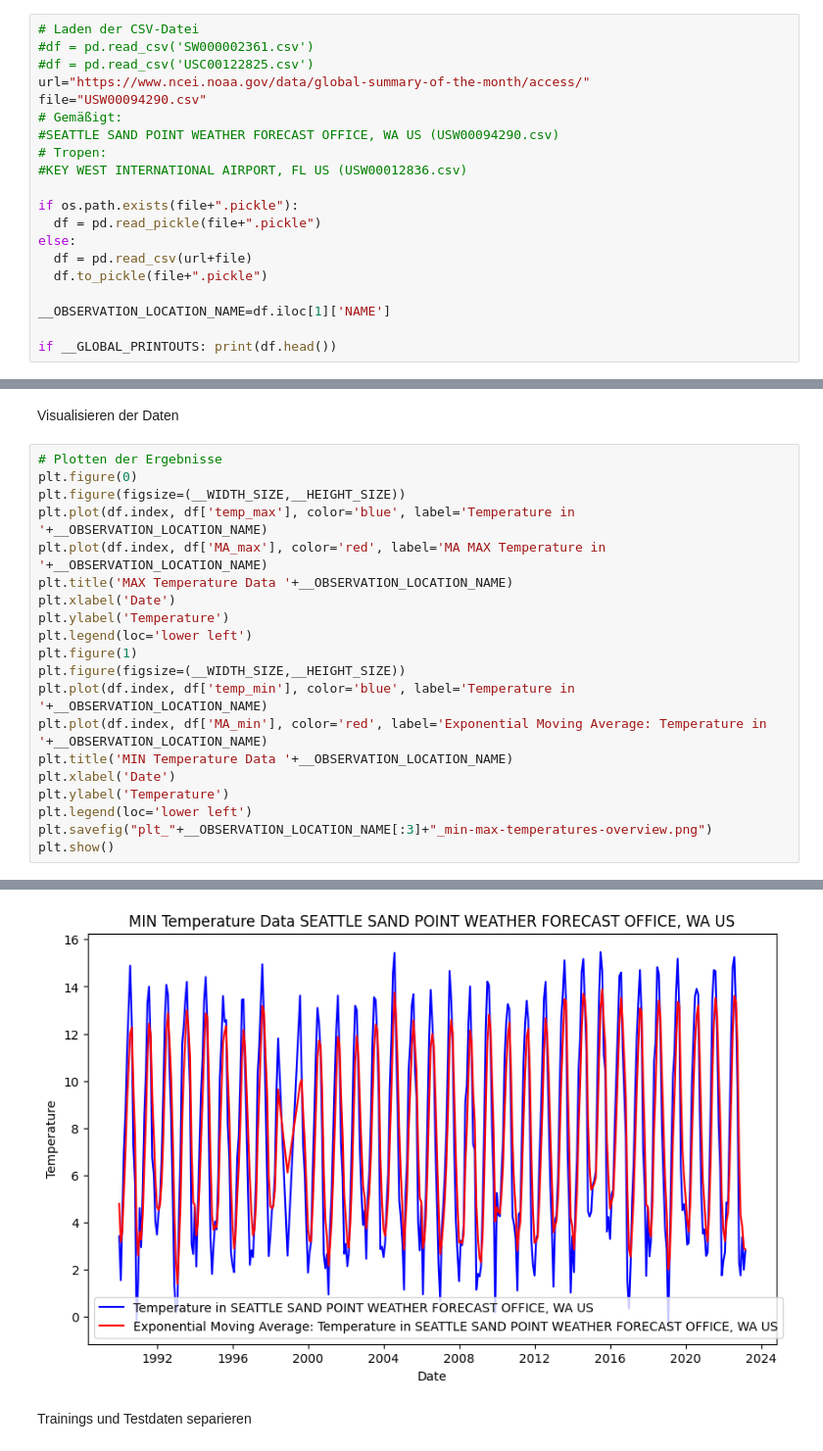
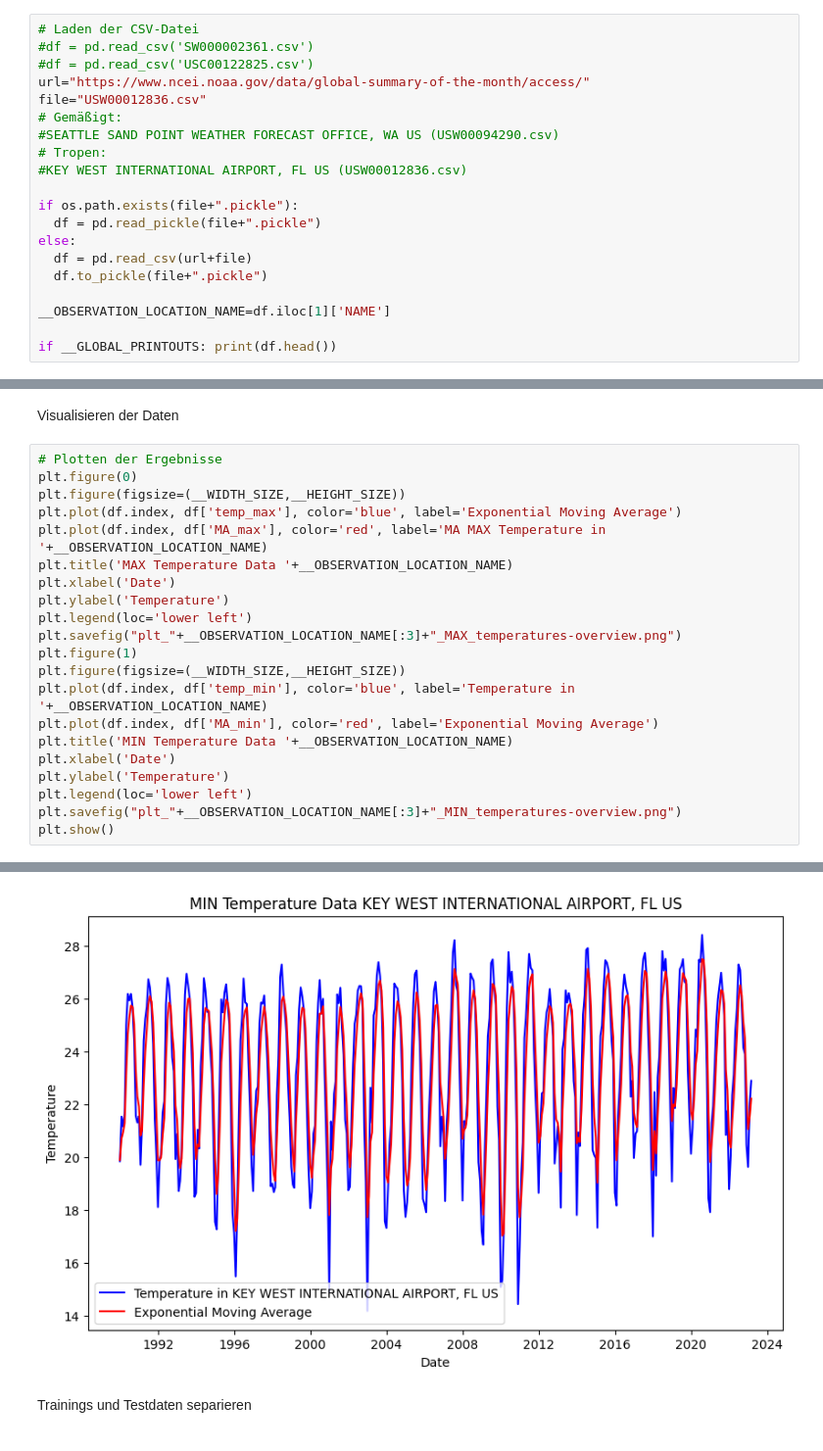
Before and after one commit to soy-min/climate-prognosis, a Jupyter notebook: ClimatePrognosis.ipynb, the cells around one changed output, grey strips where cells are left out. Shown at 98% size. Drawn from its saved outputs; the diff is of its cells as text.

```diff
--- a/ClimatePrognosis.ipynb
+++ b/ClimatePrognosis.ipynb
@@ -33,7 +34,7 @@ CSV laden
 #df = pd.read_csv('SW000002361.csv')
 #df = pd.read_csv('USC00122825.csv')
 url="https://www.ncei.noaa.gov/data/global-summary-of-the-month/access/"
-file="USW00094290.csv"
+file="USW00012836.csv"
 # Gemäßigt:
 #SEATTLE SAND POINT WEATHER FORECAST OFFICE, WA US (USW00094290.csv)
 # Tropen:
@@ -78,21 +79,22 @@ Visualisieren der Daten
 # Plotten der Ergebnisse
 plt.figure(0)
 plt.figure(figsize=(__WIDTH_SIZE,__HEIGHT_SIZE))
-plt.plot(df.index, df['temp_max'], color='blue', label='Temperature in '+__OBSERVATION_LOCATION_NAME)
+plt.plot(df.index, df['temp_max'], color='blue', label='Exponential Moving Average')
 plt.plot(df.index, df['MA_max'], color='red', label='MA MAX Temperature in '+__OBSERVATION_LOCATION_NAME)
 plt.title('MAX Temperature Data '+__OBSERVATION_LOCATION_NAME)
 plt.xlabel('Date')
 plt.ylabel('Temperature')
 plt.legend(loc='lower left')
+plt.savefig("plt_"+__OBSERVATION_LOCATION_NAME[:3]+"_MAX_temperatures-overview.png")
 plt.figure(1)
 plt.figure(figsize=(__WIDTH_SIZE,__HEIGHT_SIZE))
 plt.plot(df.index, df['temp_min'], color='blue', label='Temperature in '+__OBSERVATION_LOCATION_NAME)
-plt.plot(df.index, df['MA_min'], color='red', label='Exponential Moving Average: Temperature in '+__OBSERVATION_LOCATION_NAME)
+plt.plot(df.index, df['MA_min'], color='red', label='Exponential Moving Average')
 plt.title('MIN Temperature Data '+__OBSERVATION_LOCATION_NAME)
 plt.xlabel('Date')
 plt.ylabel('Temperature')
 plt.legend(loc='lower left')
-plt.savefig("plt_"+__OBSERVATION_LOCATION_NAME[:3]+"_min-max-temperatures-overview.png")
+plt.savefig("plt_"+__OBSERVATION_LOCATION_NAME[:3]+"_MIN_temperatures-overview.png")
 plt.show()
 # %% [output]
 <Figure size 640x480 with 0 Axes>
@@ -100,4 +102,4 @@ plt.show()
-[figure, old version]
+[figure, new version]
 # %% [markdown]
 Trainings und Testdaten separieren
 # %%
```
Also changed, not shown: parts of 10 cells of this notebook.
